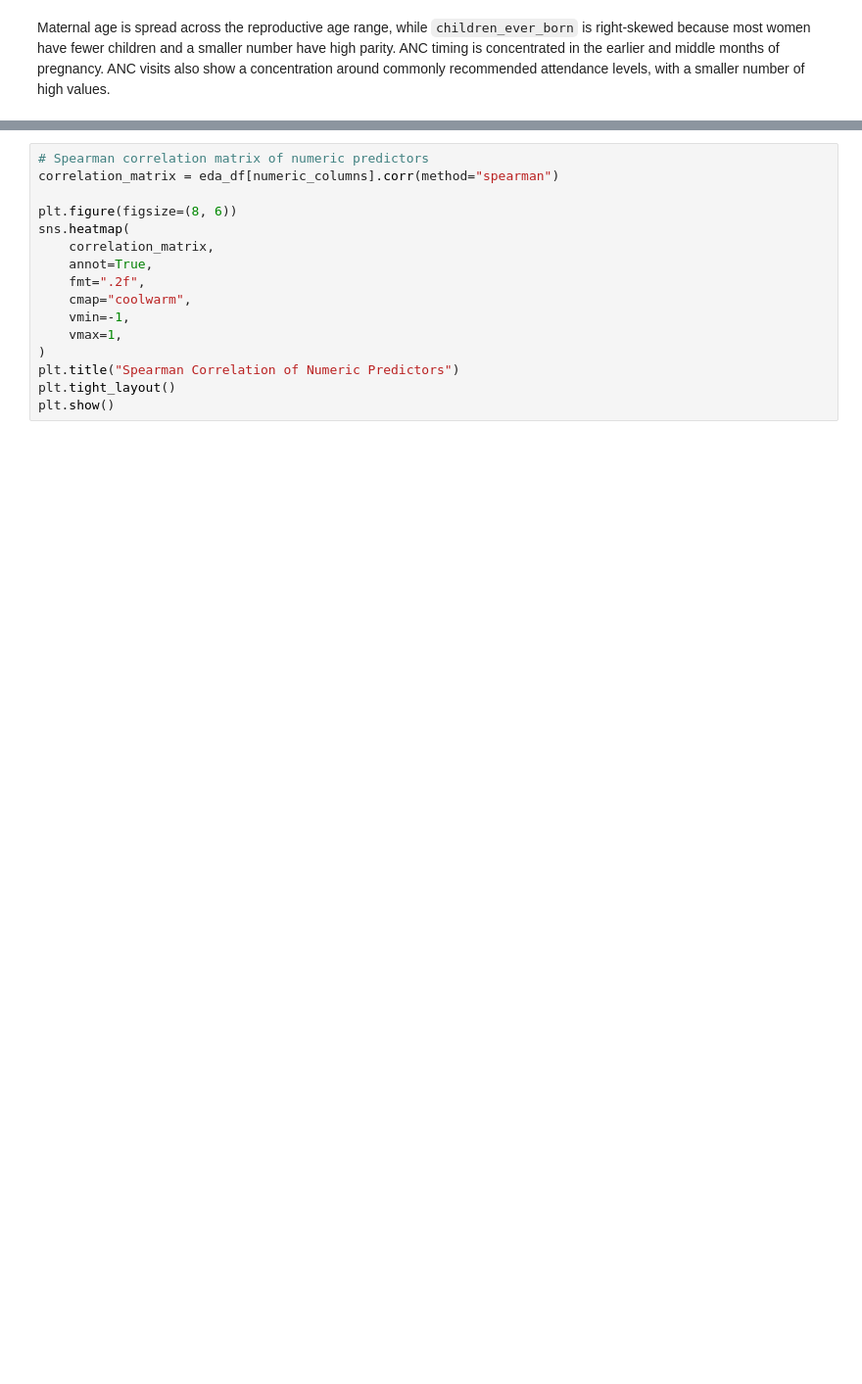
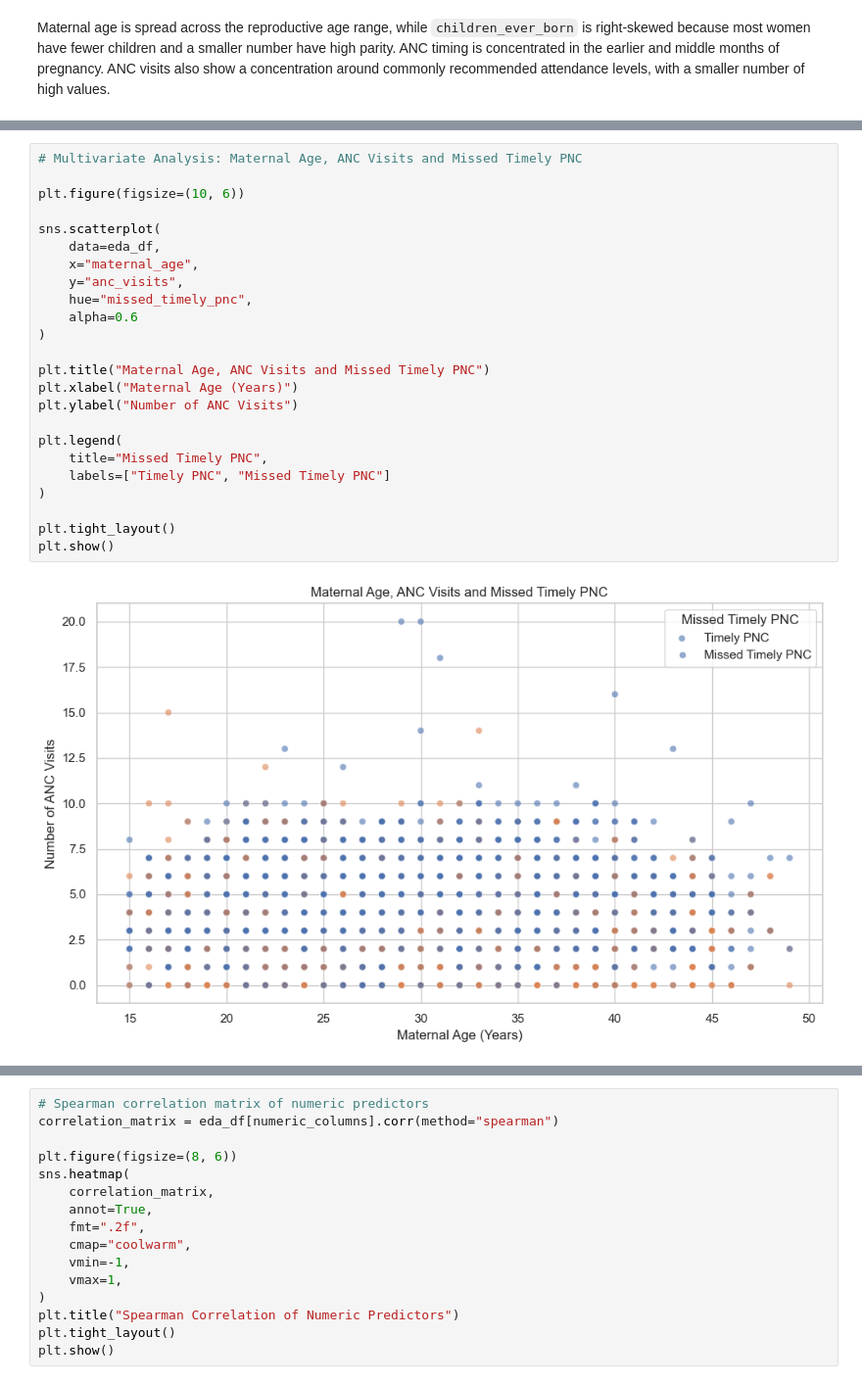
Before and after one commit to dr-baridiminer/Maternal_Health_PNC_Risk_Stratification_Capstone, a Jupyter notebook: notebooks/00_full_project.ipynb, the cells around one changed output, grey strips where cells are left out. Shown at 98% size. Saved outputs shown, nothing was run; the diff lists cells and outputs as text; blank space fills up the shorter version.

```diff
--- a/notebooks/00_full_project.ipynb
+++ b/notebooks/00_full_project.ipynb
@@ -1150,0 +1254,26 @@ Missed timely PNC varies widely by county. Garissa has the highest observed rate
+# %%
+# Multivariate Analysis: Maternal Age, ANC Visits and Missed Timely PNC
+
+plt.figure(figsize=(10, 6))
+
+sns.scatterplot(
+    data=eda_df,
+    x="maternal_age",
+    y="anc_visits",
+    hue="missed_timely_pnc",
+    alpha=0.6
+)
+
+plt.title("Maternal Age, ANC Visits and Missed Timely PNC")
+plt.xlabel("Maternal Age (Years)")
+plt.ylabel("Number of ANC Visits")
+
+plt.legend(
+    title="Missed Timely PNC",
+    labels=["Timely PNC", "Missed Timely PNC"]
+)
+
+plt.tight_layout()
+plt.show()
+# %% [output]
+[figure, added]
```
Also changed, not shown: parts of 58 cells of this notebook.
